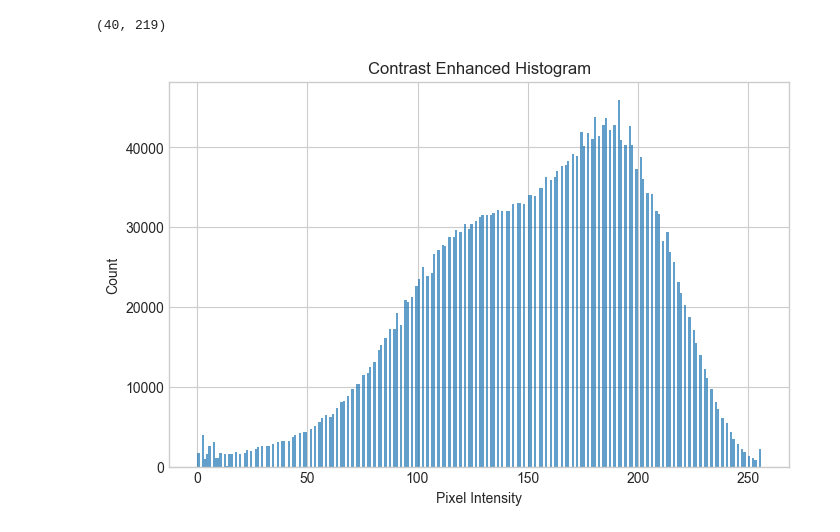
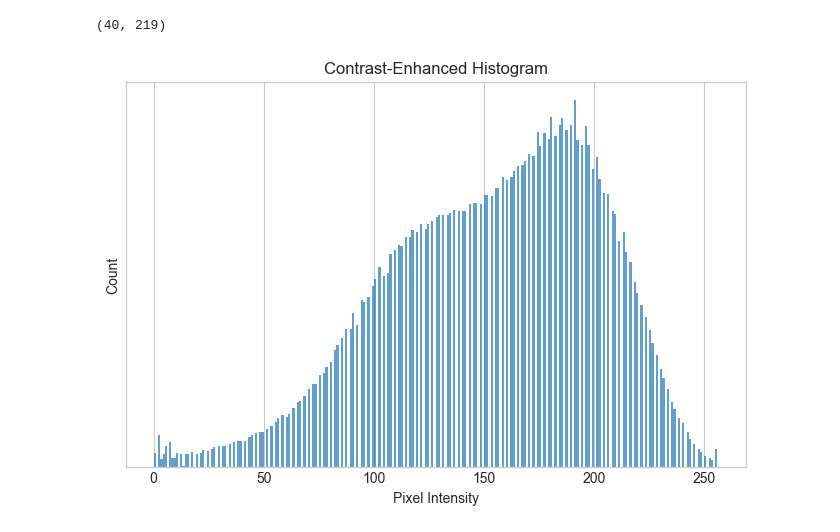
Before and after one commit to joypauls/blog-scripts, a Jupyter notebook: notebooks/contrast_enhancement.ipynb, the cells around one changed output. Drawn from its saved outputs; the diff is of its cells as text; code cells hidden in the pictures.

```diff
--- a/notebooks/contrast_enhancement.ipynb
+++ b/notebooks/contrast_enhancement.ipynb
@@ -98,16 +105,15 @@ h.min(), h.max()
 # %%
 # h = cv2.cvtColor(enhance_contrast(color, 1.7, -80), cv2.COLOR_BGR2RGB).ravel()
 h = enhance_contrast(cv2.cvtColor(color, cv2.COLOR_BGR2LUV)[:,:,0], 1.7, -90).ravel()
 
 plt.style.use("seaborn-v0_8-whitegrid")
 plt.figure(figsize=(8,5))
 
 plt.hist(h, 256, [0, 256], alpha=0.7)
-plt.axvspan(0, h.min(), color="red", alpha=0.3, lw=0)
-plt.axvspan(h.max(), 255, color="red", alpha=0.3, lw=0)
-plt.title("Contrast Enhanced Histogram")
+plt.title("Contrast-Enhanced Histogram")
 plt.xlabel("Pixel Intensity")
 plt.ylabel("Count")
+plt.yticks([])
 plt.show()
 # %% [output]
-[figure, old version]
+[figure, new version]
```
Also changed, not shown: parts of 5 cells of this notebook.
